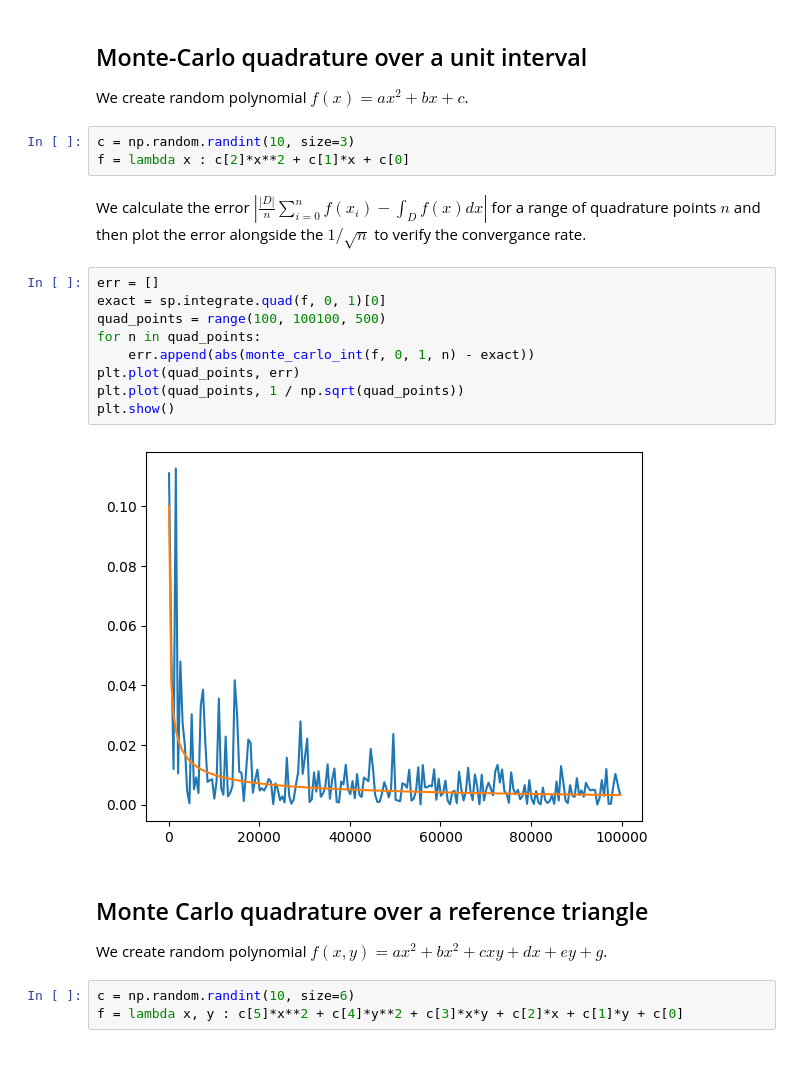
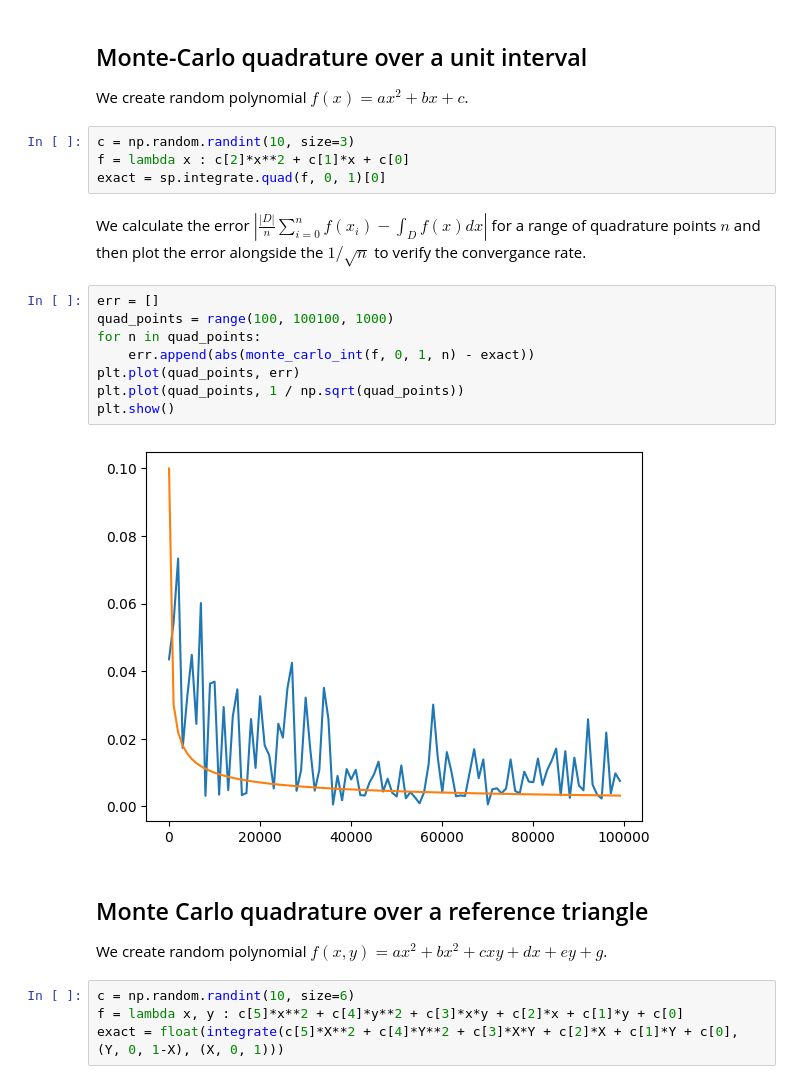
Before and after one commit to johanhoffman/DD2363_VT24, a Jupyter notebook: Lab4/chmntz_Lab4.ipynb, the cells around one changed output. Drawn from its saved outputs; the diff is of its cells as text.

```diff
--- a/Lab4/chmntz_Lab4.ipynb
+++ b/Lab4/chmntz_Lab4.ipynb
@@ -154,25 +157,26 @@ We create random polynomial $f(x)=ax^2+bx+c$.
 # %%
 c = np.random.randint(10, size=3)
 f = lambda x : c[2]*x**2 + c[1]*x + c[0]
+exact = sp.integrate.quad(f, 0, 1)[0]
 # %% [markdown]
 We calculate the error $|\frac{|D|}{n}\sum_{i=0}^{n}f(x_i)-\int_{D}f(x)dx|$ for a range of quadrature points $n$ and then plot the error alongside the $1/\sqrt{n}$ to verify the convergance rate.
 # %%
 err = []
-exact = sp.integrate.quad(f, 0, 1)[0]
-quad_points = range(100, 100100, 500)
+quad_points = range(100, 100100, 1000)
 for n in quad_points:
     err.append(abs(monte_carlo_int(f, 0, 1, n) - exact))
 plt.plot(quad_points, err)
 plt.plot(quad_points, 1 / np.sqrt(quad_points))
 plt.show()
 # %% [output]
-[figure, old version]
+[figure, new version]
 # %% [markdown]
 ## Monte Carlo quadrature over a reference triangle
 We create random polynomial $f(x,y)=ax^2+bx^2+cxy+dx+ey+g$.
 # %%
 c = np.random.randint(10, size=6)
 f = lambda x, y : c[5]*x**2 + c[4]*y**2 + c[3]*x*y + c[2]*x + c[1]*y + c[0]
+exact = float(integrate(c[5]*X**2 + c[4]*Y**2 + c[3]*X*Y + c[2]*X + c[1]*Y + c[0], (Y, 0, 1-X), (X, 0, 1)))
 # %% [markdown]
 We calculate the error $|\frac{\text{Area}(\triangle)}{n}\sum_{i=0}^{n}f(x_i,y_i)-\int_{D}f(x,y)dydx|$ for a range of quadrature points $n$ and then plot the error over quadrature points alongside the $1/\sqrt{n}$ to verify the convergance rate.
 We use the previous exact solution that was calculated in previous test,
```
Also changed, not shown: parts of 10 cells of this notebook.
